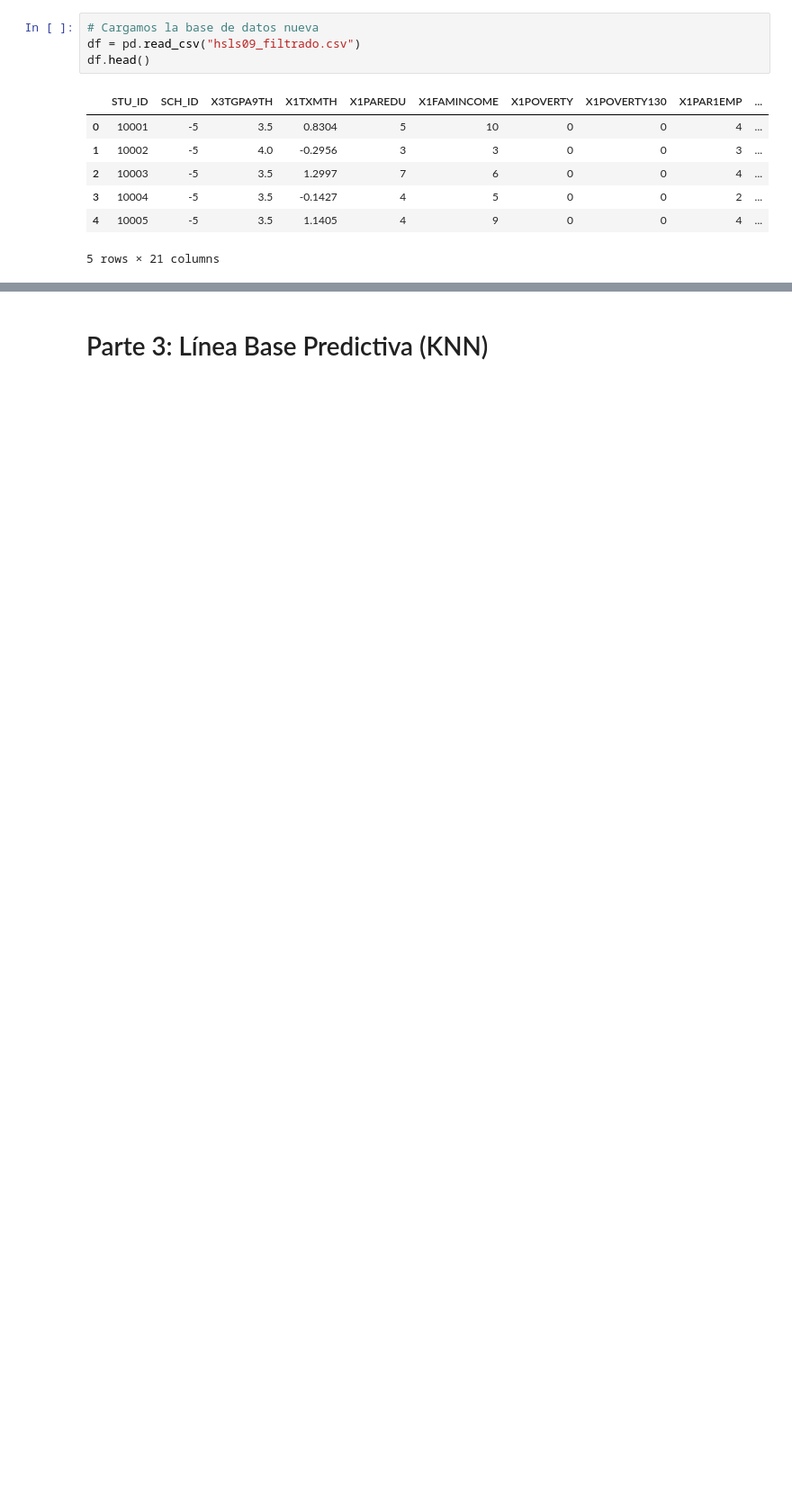
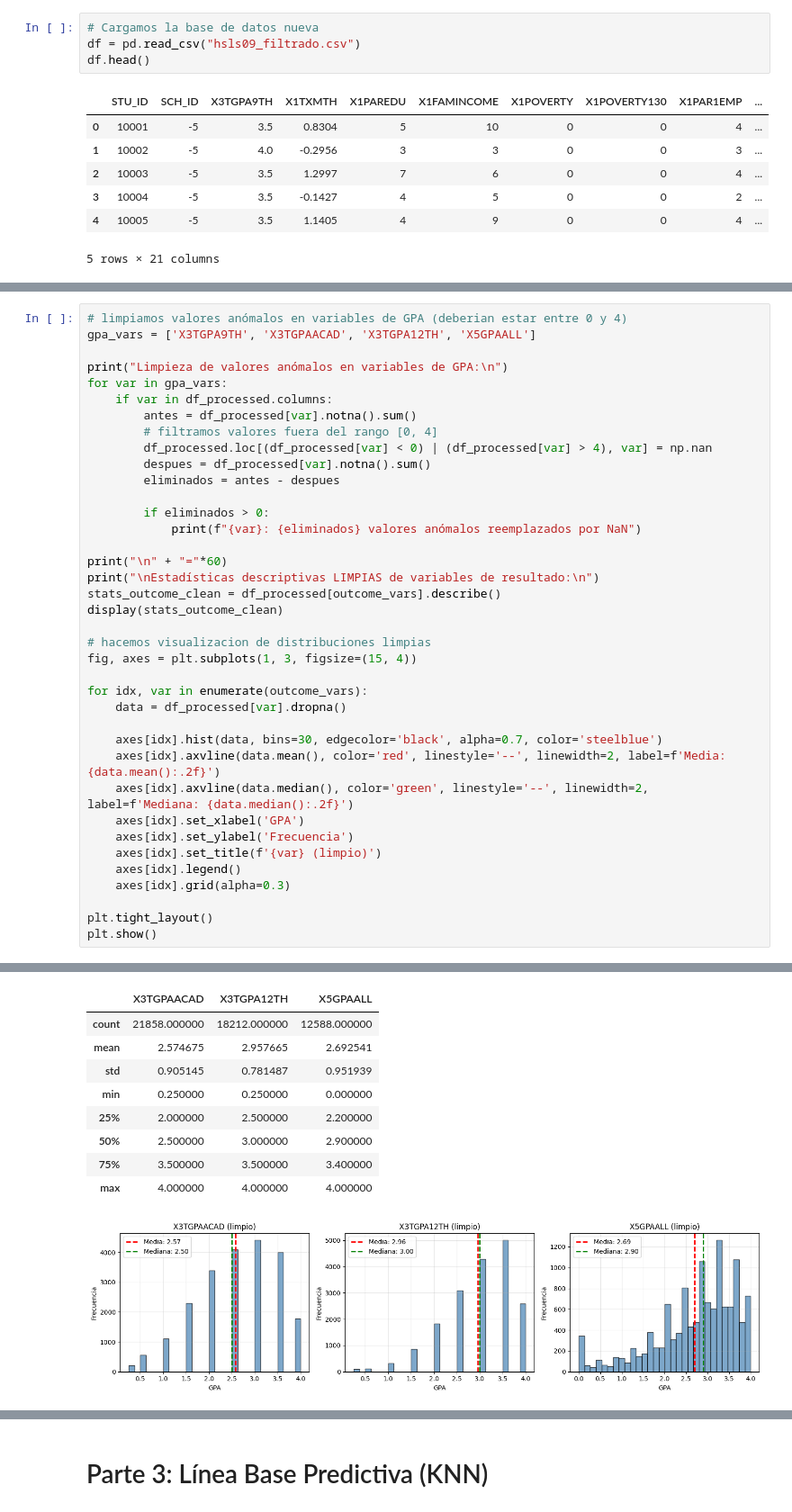
Before and after one commit to ClemoAcevedo/hsls09-causal-impact, a Jupyter notebook: Entrega Avance/avance_proyecto.ipynb, the cells around one changed output, grey strips where cells are left out. Shown at 90% size. Drawn from its saved outputs; the diff is of its cells as text; blank space fills up the shorter version.

```diff
--- a/Entrega Avance/avance_proyecto.ipynb
+++ b/Entrega Avance/avance_proyecto.ipynb
@@ -149,0 +627,39 @@ df.head()
+# %%
+# limpiamos valores anómalos en variables de GPA (deberian estar entre 0 y 4)
+gpa_vars = ['X3TGPA9TH', 'X3TGPAACAD', 'X3TGPA12TH', 'X5GPAALL']
+
+print("Limpieza de valores anómalos en variables de GPA:\n")
+for var in gpa_vars:
+    if var in df_processed.columns:
+        antes = df_processed[var].notna().sum()
+        # filtramos valores fuera del rango [0, 4]
+        df_processed.loc[(df_processed[var] < 0) | (df_processed[var] > 4), var] = np.nan
+        despues = df_processed[var].notna().sum()
+        eliminados = antes - despues
+
+        if eliminados > 0:
+            print(f"{var}: {eliminados} valores anómalos reemplazados por NaN")
+
+print("\n" + "="*60)
+print("\nEstadísticas descriptivas LIMPIAS de variables de resultado:\n")
+stats_outcome_clean = df_processed[outcome_vars].describe()
+display(stats_outcome_clean)
+
+# hacemos visualizacion de distribuciones limpias
+fig, axes = plt.subplots(1, 3, figsize=(15, 4))
+
+for idx, var in enumerate(outcome_vars):
+    data = df_processed[var].dropna()
+
+    axes[idx].hist(data, bins=30, edgecolor='black', alpha=0.7, color='steelblue')
+    axes[idx].axvline(data.mean(), color='red', linestyle='--', linewidth=2, label=f'Media: {data.mean():.2f}')
+    axes[idx].axvline(data.median(), color='green', linestyle='--', linewidth=2, label=f'Mediana: {data.median():.2f}')
+    axes[idx].set_xlabel('GPA')
+    axes[idx].set_ylabel('Frecuencia')
+    axes[idx].set_title(f'{var} (limpio)')
+    axes[idx].legend()
+    axes[idx].grid(alpha=0.3)
+
+plt.tight_layout()
+plt.show()
+# %% [output]
@@ -149,0 +675,10 @@ df.head()
+|  | X3TGPAACAD | X3TGPA12TH | X5GPAALL |
+| count | 21858.000000 | 18212.000000 | 12588.000000 |
+| mean | 2.574675 | 2.957665 | 2.692541 |
+| std | 0.905145 | 0.781487 | 0.951939 |
+| min | 0.250000 | 0.250000 | 0.000000 |
+| 25% | 2.000000 | 2.500000 | 2.200000 |
+| 50% | 2.500000 | 3.000000 | 2.900000 |
+| 75% | 3.500000 | 3.500000 | 3.400000 |
+| max | 4.000000 | 4.000000 | 4.000000 |
+[figure, added]
```
Also changed, not shown: parts of 36 cells of this notebook.
